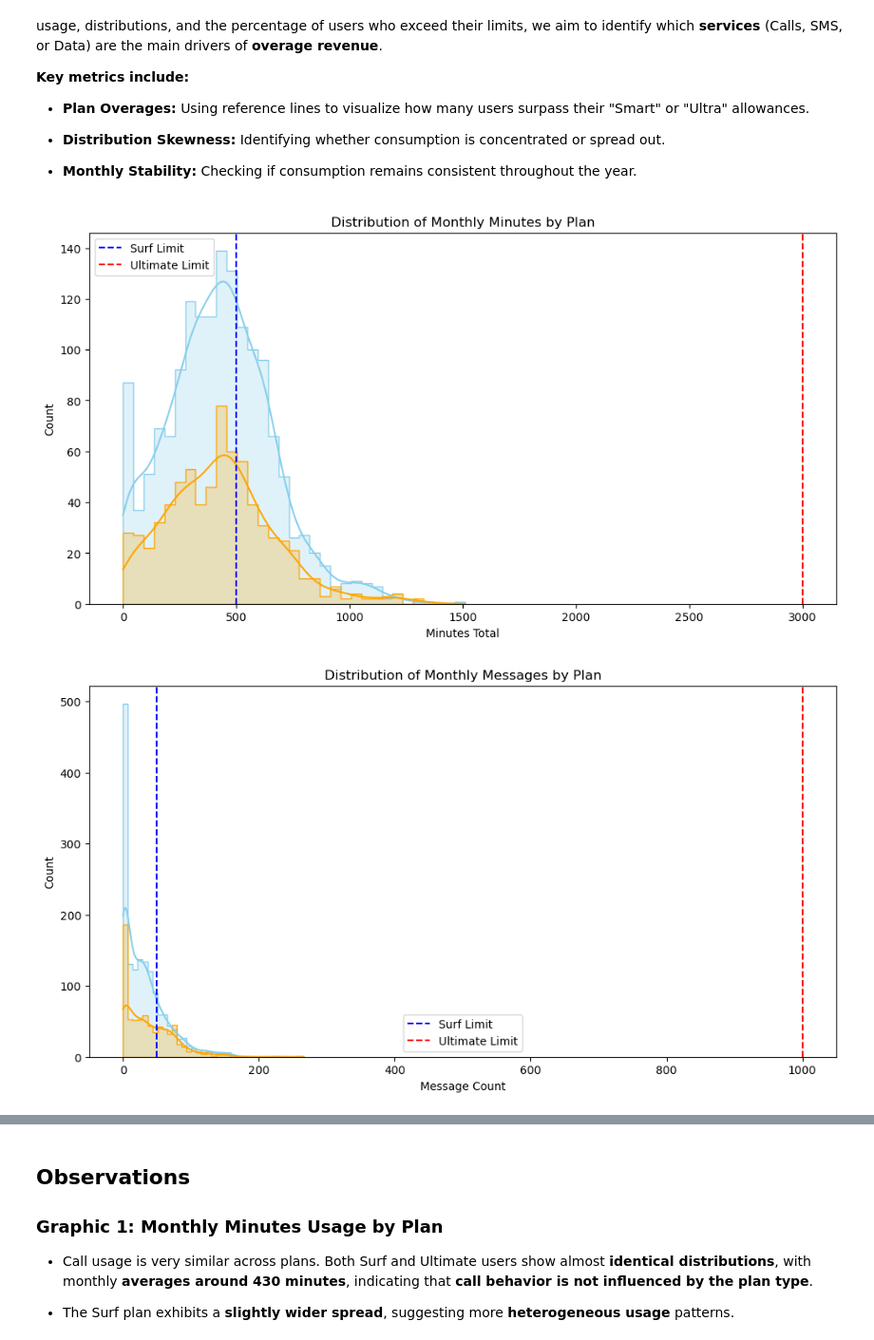
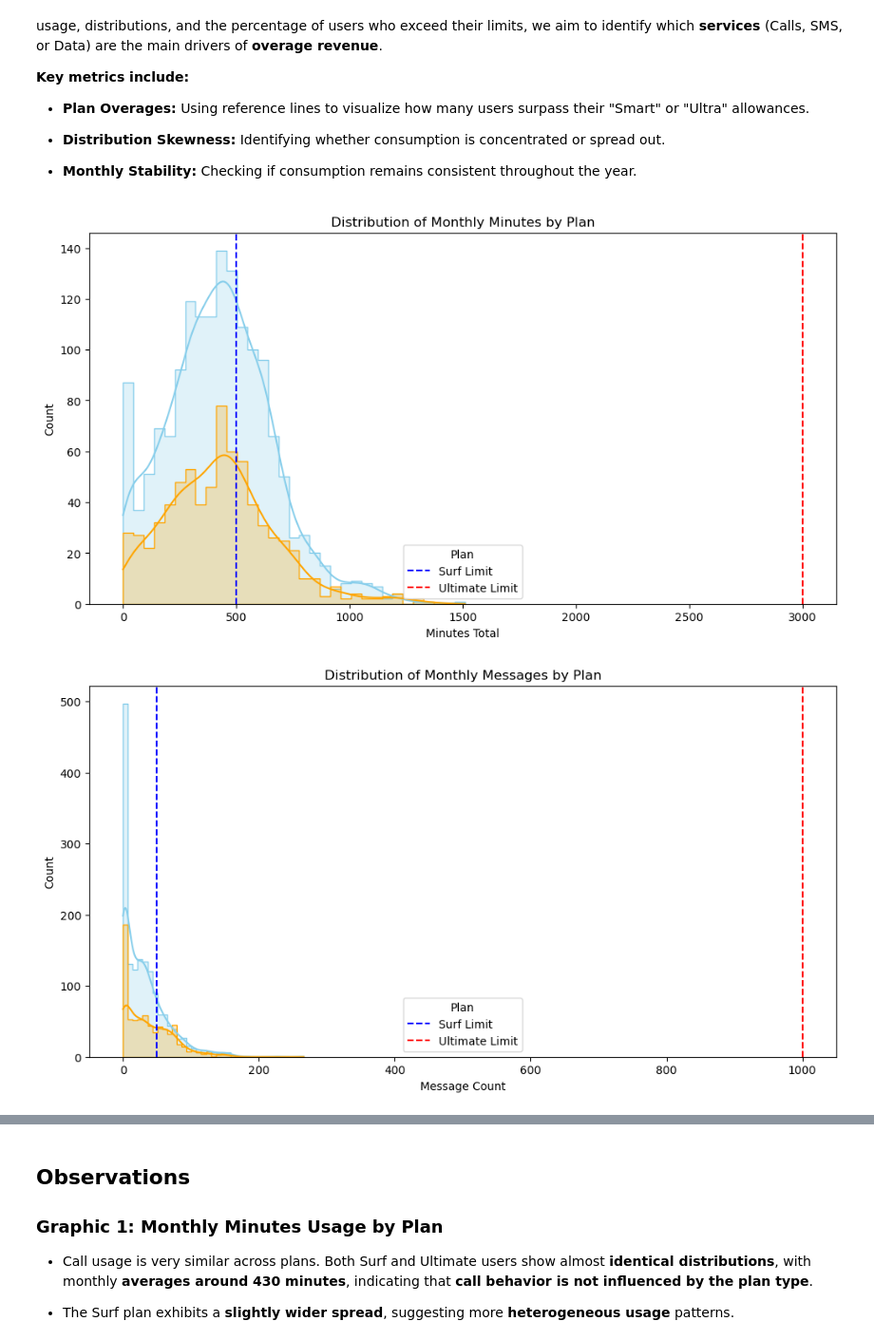
Before and after one commit to fiorellatrigo/megaline_consumer_behavior_analysis, a Jupyter notebook: notebooks/megaline_consumer_behavior_analysis.ipynb, the cells around one changed output, grey strips where cells are left out. Shown at 95% size. Drawn from its saved outputs; the diff is of its cells as text; code cells hidden in the pictures.

Commit message:
modified graphics' code

```diff
--- a/notebooks/megaline_consumer_behavior_analysis.ipynb
+++ b/notebooks/megaline_consumer_behavior_analysis.ipynb
@@ -297,38 +297,43 @@ def plot_consumption_analysis(column, title, limit_key):
     plt.figure(figsize=(12, 6))
 
     # Histogram
-    sns.histplot(data=df_final, x=column, hue='plan', element="step", palette=colors, kde=True)
+    sns.histplot(
+        data=df_final,
+        x=column,
+        hue='plan',
+        element="step",
+        palette=colors,
+        kde=True)
 
     # Add vertical lines for plan limits
     plt.axvline(limits[limit_key]['surf'], color='blue', linestyle='--', label='Surf Limit')
     plt.axvline(limits[limit_key]['ultimate'], color='red', linestyle='--', label='Ultimate Limit')
 
     plt.title(title)
     plt.xlabel(column.replace('_', ' ').title())
-    plt.legend()
+    plt.legend(title='Plan')
     plt.show()
-
+###
 # --- 1. CALLS ANALYSIS ---
 plot_consumption_analysis('minutes_total', 'Distribution of Monthly Minutes by Plan', 'minutes')
 
 # --- 2. MESSAGES ANALYSIS ---
 plot_consumption_analysis('message_count', 'Distribution of Monthly Messages by Plan', 'messages')
 
 # --- 3. INTERNET ANALYSIS ---
 plot_consumption_analysis('gb_total', 'Distribution of Monthly Internet Usage (GB) by Plan', 'gb')
 
 # --- 4. REVENUE ANALYSIS ---
 plt.figure(figsize=(12, 6))
 sns.boxplot(
     data=df_final,
     x='plan',
     y='monthly_revenue',
     hue='plan',
     palette=colors,
-    #showfliers=False
 )
 plt.title('Monthly Revenue Distribution by Plan (USD)')
 plt.show()
 # %% [output]
-[figure, old version]
+[figure, new version]
-[figure, old version]
+[figure, new version]
```
Also changed, not shown: parts of 1 cell of this notebook.
